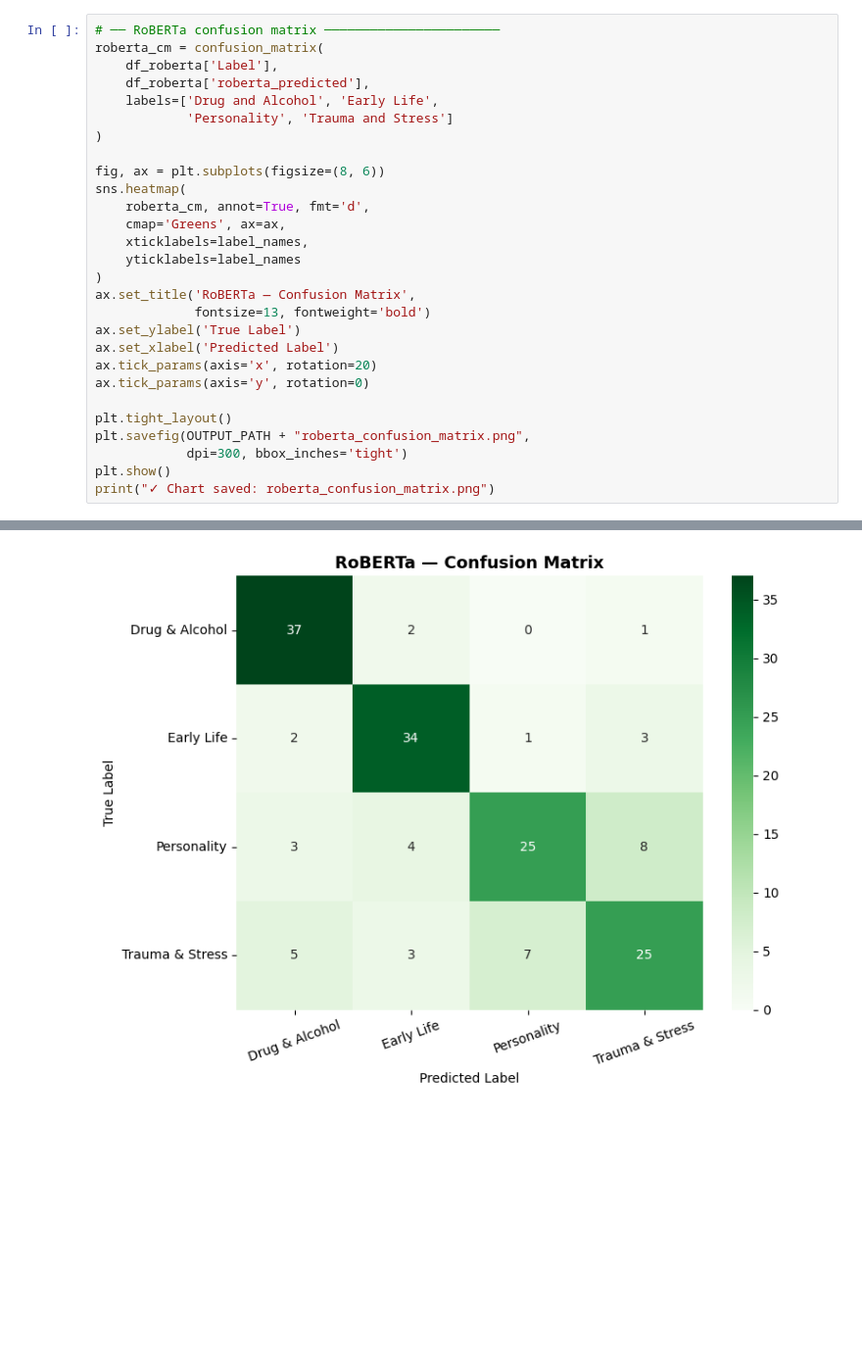
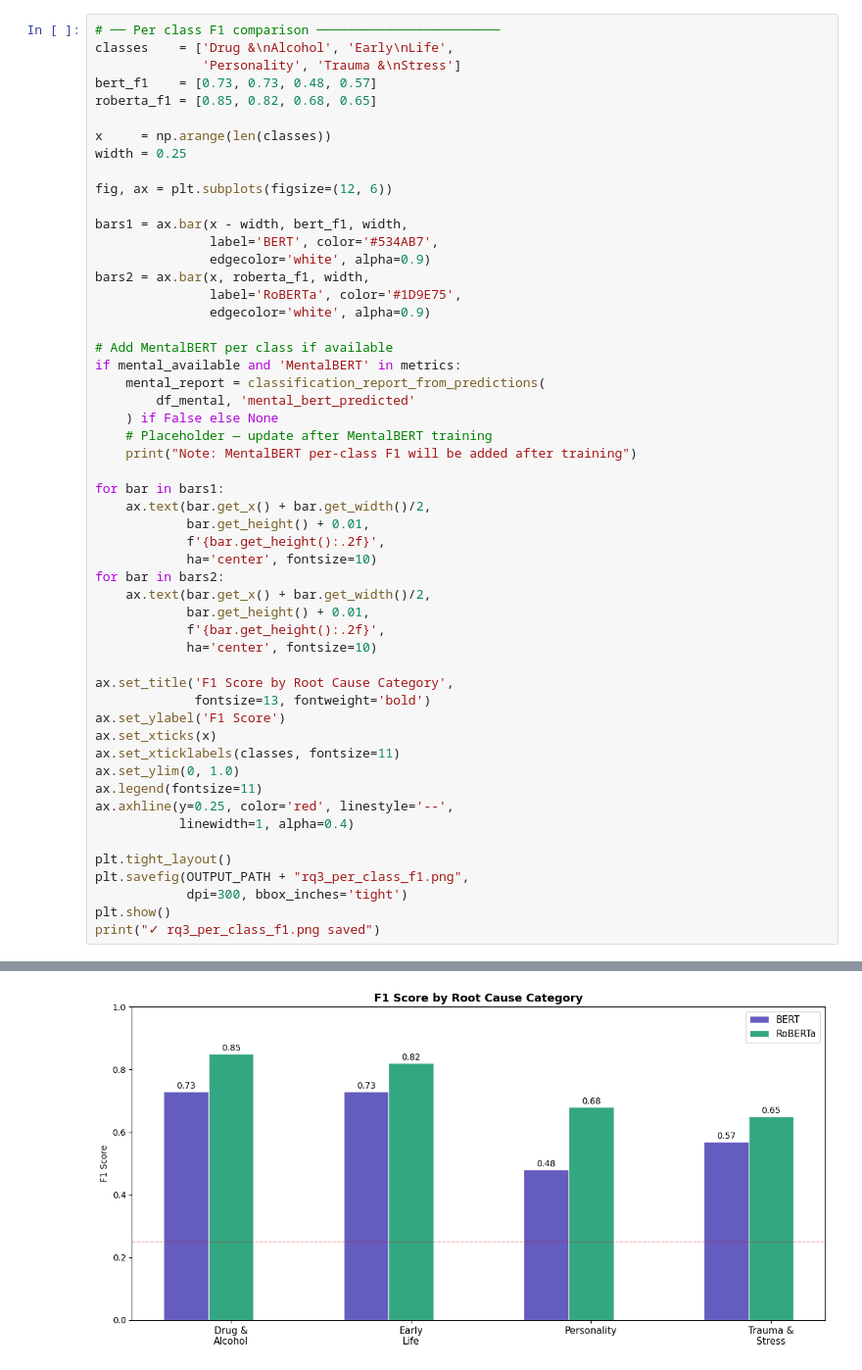
Before and after one commit to abdulbasitali19/mental-health-nlp-thesis, a Jupyter notebook: 05_result_and_framework.ipynb, the cells around one changed output, grey strips where cells are left out. Shown at 98% size. Drawn from its saved outputs; the diff is of its cells as text; blank space fills up the shorter version.

```diff
--- a/05_result_and_framework.ipynb
+++ b/05_result_and_framework.ipynb
@@ -135,29 +186,54 @@ print("✓ Chart saved: bert_confusion_matrix.png")
 # %%
-# ── RoBERTa confusion matrix ───────────────────────
-roberta_cm = confusion_matrix(
-    df_roberta['Label'],
-    df_roberta['roberta_predicted'],
-    labels=['Drug and Alcohol', 'Early Life',
-            'Personality', 'Trauma and Stress']
-)
+# ── Per class F1 comparison ────────────────────────
+classes    = ['Drug &\nAlcohol', 'Early\nLife',
+              'Personality', 'Trauma &\nStress']
+bert_f1    = [0.73, 0.73, 0.48, 0.57]
+roberta_f1 = [0.85, 0.82, 0.68, 0.65]
 
-fig, ax = plt.subplots(figsize=(8, 6))
-sns.heatmap(
-    roberta_cm, annot=True, fmt='d',
-    cmap='Greens', ax=ax,
-    xticklabels=label_names,
-    yticklabels=label_names
-)
-ax.set_title('RoBERTa — Confusion Matrix',
+x     = np.arange(len(classes))
+width = 0.25
+
+fig, ax = plt.subplots(figsize=(12, 6))
+
+bars1 = ax.bar(x - width, bert_f1, width,
+               label='BERT', color='#534AB7',
+               edgecolor='white', alpha=0.9)
+bars2 = ax.bar(x, roberta_f1, width,
+               label='RoBERTa', color='#1D9E75',
+               edgecolor='white', alpha=0.9)
+
+# Add MentalBERT per class if available
+if mental_available and 'MentalBERT' in metrics:
+    mental_report = classification_report_from_predictions(
+        df_mental, 'mental_bert_predicted'
+    ) if False else None
+    # Placeholder — update after MentalBERT training
+    print("Note: MentalBERT per-class F1 will be added after training")
+
+for bar in bars1:
+    ax.text(bar.get_x() + bar.get_width()/2,
+            bar.get_height() + 0.01,
+            f'{bar.get_height():.2f}',
+            ha='center', fontsize=10)
+for bar in bars2:
+    ax.text(bar.get_x() + bar.get_width()/2,
+            bar.get_height() + 0.01,
+            f'{bar.get_height():.2f}',
+            ha='center', fontsize=10)
+
+ax.set_title('F1 Score by Root Cause Category',
              fontsize=13, fontweight='bold')
-ax.set_ylabel('True Label')
-ax.set_xlabel('Predicted Label')
-ax.tick_params(axis='x', rotation=20)
-ax.tick_params(axis='y', rotation=0)
+ax.set_ylabel('F1 Score')
+ax.set_xticks(x)
+ax.set_xticklabels(classes, fontsize=11)
+ax.set_ylim(0, 1.0)
+ax.legend(fontsize=11)
+ax.axhline(y=0.25, color='red', linestyle='--',
+           linewidth=1, alpha=0.4)
 
 plt.tight_layout()
-plt.savefig(OUTPUT_PATH + "roberta_confusion_matrix.png",
+plt.savefig(OUTPUT_PATH + "rq3_per_class_f1.png",
             dpi=300, bbox_inches='tight')
 plt.show()
-print("✓ Chart saved: roberta_confusion_matrix.png")
+print("✓ rq3_per_class_f1.png saved")
 # %% [output]
@@ -164 +241 @@ print("✓ Chart saved: roberta_confusion_matrix.png")
-[figure, old version]
+[figure, new version]
```
Also changed, not shown: parts of 8 cells of this notebook.
